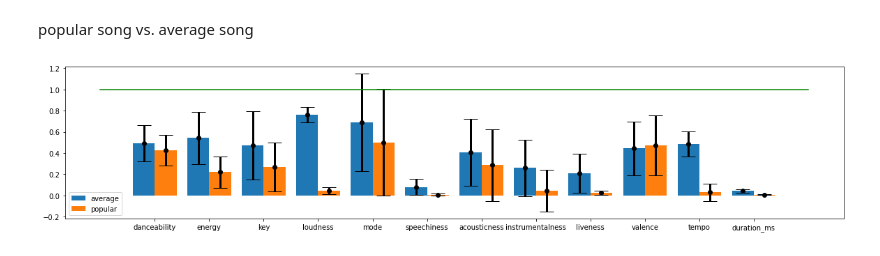
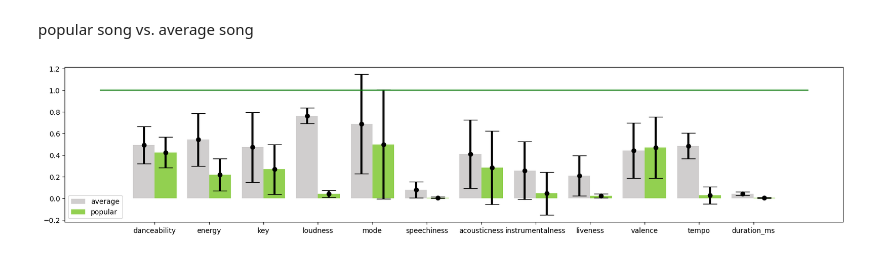
Before and after one commit to eric-kaufmann/spotify_analysis, a Jupyter notebook: analysis_pyspark.ipynb, the cells around one changed output. Saved outputs shown, nothing was run; the diff lists cells and outputs as text; code cells hidden in the pictures.

Commit message:
adapting colors + edit ppt

```diff
--- a/analysis_pyspark.ipynb
+++ b/analysis_pyspark.ipynb
@@ -316,18 +352,18 @@ std_attr_pop = (std_attr_pop/max_attr)
 # %%
 X_axis = np.arange(len(data))
 figure = plt.figure(figsize=(20, 4))#, sharey=True)
-plt.bar(X_axis - 0.2, avg_attr, 0.4, label = 'average')
-plt.bar(X_axis + 0.2, avg_attr_pop, 0.4, label = 'popular')
+plt.bar(X_axis - 0.2, avg_attr, 0.4, label = 'average', color = '#D0CECE')
+plt.bar(X_axis + 0.2, avg_attr_pop, 0.4, label = 'popular', color = '#92D050')
 
 plt.errorbar(X_axis-0.2, avg_attr, yerr=std_attr, fmt='o', color='black',
              ecolor='black', elinewidth=3, capsize=10);
 plt.errorbar(X_axis+0.2, avg_attr_pop, yerr=std_attr_pop, fmt='o', color='black',
              ecolor='black', elinewidth=3, capsize=10);
 plt.plot(range(-1,len(data)+1),[1]*(len(data)+2),color="green")
 plt.xticks(X_axis, data)
 plt.legend()
 plt.show()
 # %% [output]
-[figure, old version]
+[figure, new version]
 # %%
 sc.stop()
```
Also changed, not shown: parts of 5 cells of this notebook, 1 other file.
